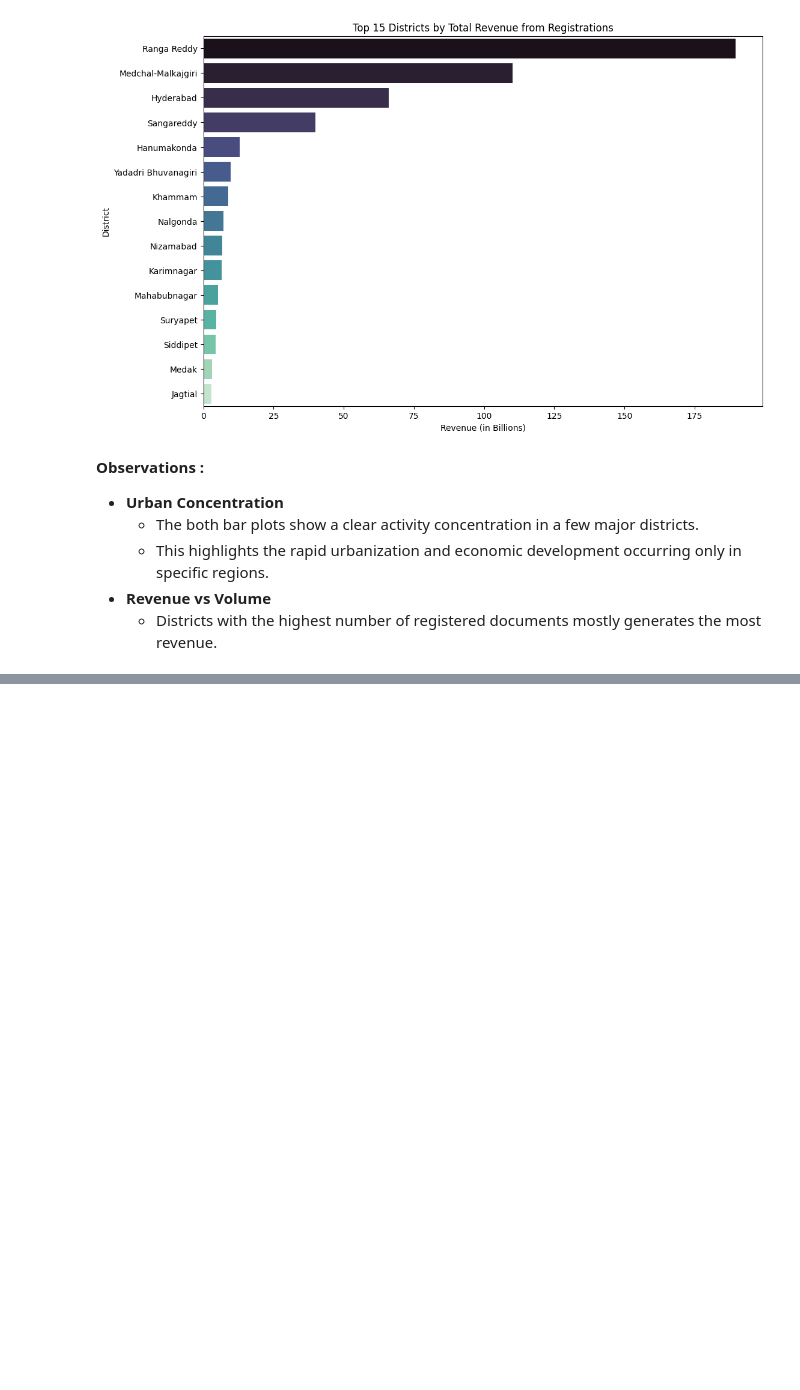
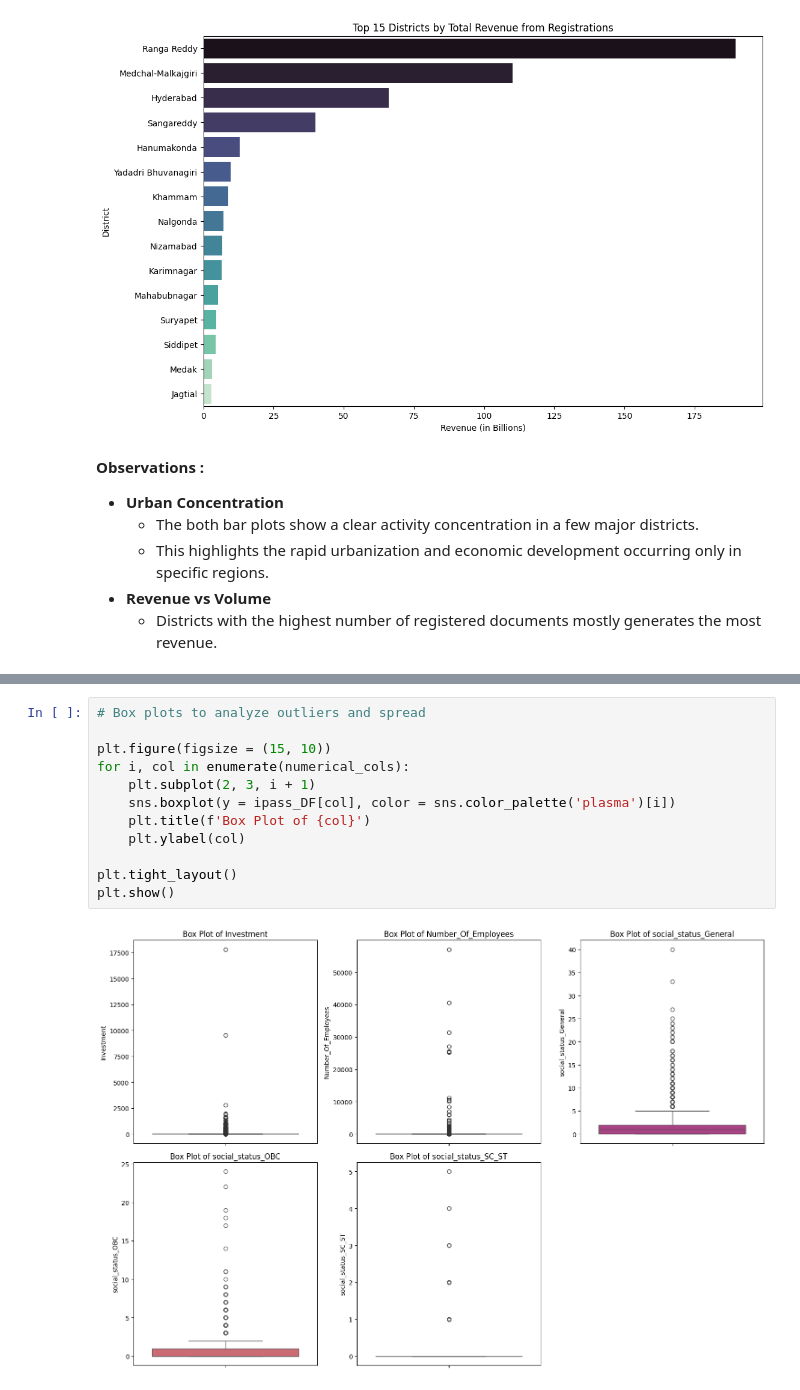
Before and after one commit to jishnukoliyadan/Telangana-Inclusive-Growth-Analysis, a Jupyter notebook: 04_Exploratory_Data_Analysis.ipynb, the cells around one changed output, grey strips where cells are left out. Cells and saved outputs as stored; diff of their text form; blank space fills up the shorter version.

```diff
--- a/04_Exploratory_Data_Analysis.ipynb
+++ b/04_Exploratory_Data_Analysis.ipynb
@@ -511,0 +667,14 @@ plt.show()
+# %%
+# Box plots to analyze outliers and spread
+
+plt.figure(figsize = (15, 10))
+for i, col in enumerate(numerical_cols):
+    plt.subplot(2, 3, i + 1)
+    sns.boxplot(y = ipass_DF[col], color = sns.color_palette('plasma')[i])
+    plt.title(f'Box Plot of {col}')
+    plt.ylabel(col)
+
+plt.tight_layout()
+plt.show()
+# %% [output]
+[figure, added]
```
Also changed, not shown: parts of 34 cells of this notebook.
